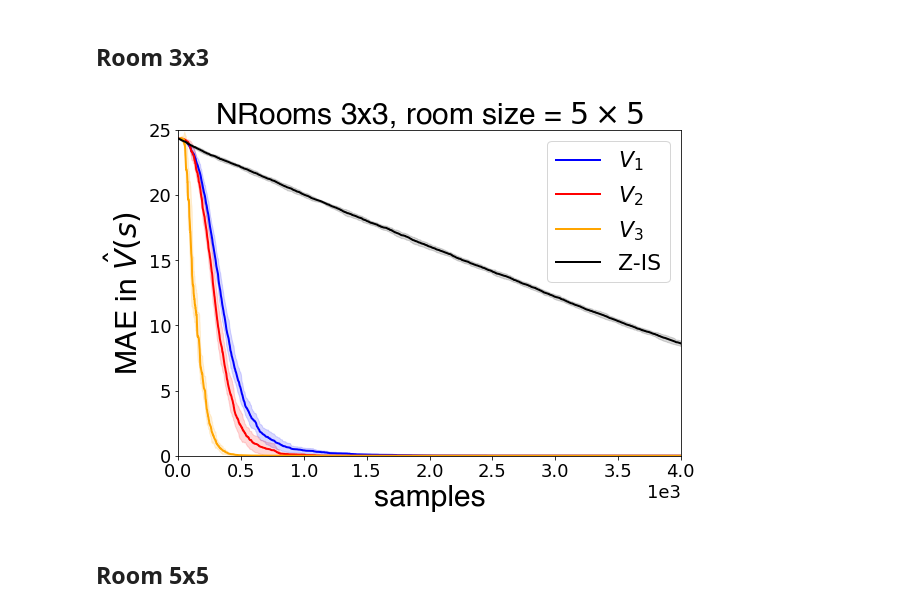
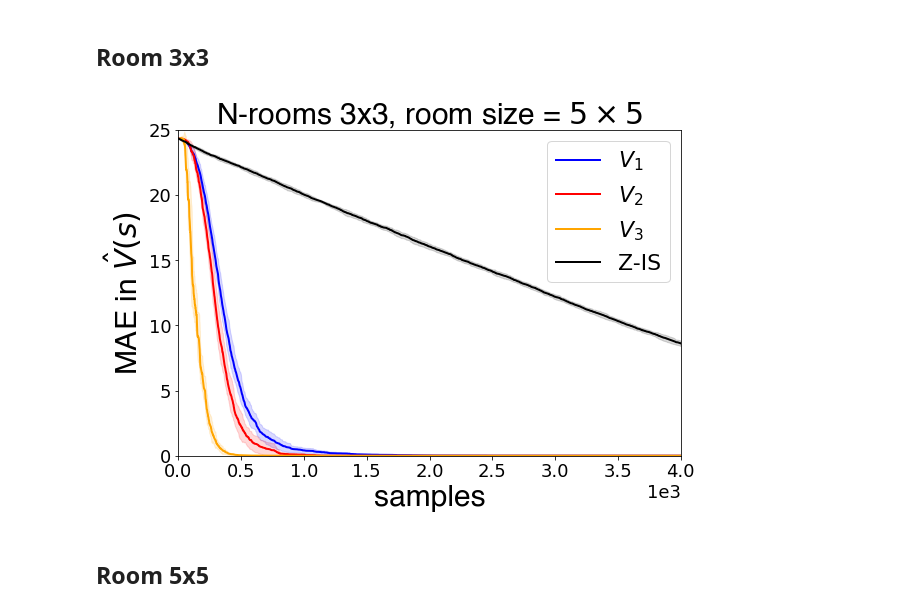
Before and after one commit to guillermoim/HRL_LMDP, a Jupyter notebook: notebooks/nrooms_results.ipynb, the cells around one changed output. Drawn from its saved outputs; the diff is of its cells as text; code cells hidden in the pictures.

Commit message:
added results plots

```diff
--- a/notebooks/nrooms_results.ipynb
+++ b/notebooks/nrooms_results.ipynb
@@ -42,40 +42,40 @@ v3_mean, v3_y1, v3_y2 = get_HL_errors(v3_paths, MAX_N_SAMPLES)
 flat_mean, flat_y1, flat_y2 = get_HL_errors(flat_paths, MAX_N_SAMPLES)
 
 fig, ax = plt.subplots(1,1, figsize=(9, 6))
-ax.set_title(fr'NRooms 3x3, room size = $5 \times 5$', **csfont)
+ax.set_title(fr'N-rooms 3x3, room size = $5 \times 5$', **csfont)
 # VERSION 1
 ax.plot(v1_mean, linewidth=2, color='blue', label='$V_1$')
 ax.fill_between(range(MAX_N_SAMPLES), v1_y1, v1_y2, color='blue', alpha=alpha)
 # VERSION 2
 ax.plot(v2_mean, linewidth=2,  color='red', label='$V_2$')
 ax.fill_between(range(MAX_N_SAMPLES), v2_y1, v2_y2, color='red', alpha=alpha)
 # VERSION 3
 ax.plot(v3_mean, linewidth=2,  color='orange', label='$V_3$')
 ax.fill_between(range(MAX_N_SAMPLES), v3_y1, v3_y2, color='orange', alpha=alpha)
 # VERSION FLAT
 ax.plot(flat_mean, linewidth=2, color='black', label='Z-IS')
 ax.fill_between(range(MAX_N_SAMPLES), flat_y1, flat_y2, color='black', alpha=alpha)
 
 plt.ticklabel_format(style='sci', axis='x', scilimits=(0,0))
 
 legend = ['$V_1$', '$V_2$', '$V_3$', '$FLAT$']
 
 ax.legend(fontsize=22, loc=1)
 ax.set_xlim((0,MAX_N_SAMPLES))
 ax.set_ylim((0, X_LIM))
 
 
 ax.tick_params(axis='both', which='major', labelsize=18)
 ax.tick_params(axis='both', which='minor', labelsize=18)
 ax.xaxis.offsetText.set_fontsize(18)
 
 ax.set_ylabel('MAE in $\hat V(s)$', **hfont)
 ax.set_xlabel('samples', **hfont)
 
-#plt.savefig(filename, bbox_inches='tight', dpi=500)
+plt.savefig('pictures/nrooms_3_3.pdf', bbox_inches='tight', dpi=500)
 plt.show()
 # %% [output]
-[figure, old version]
+[figure, new version]
 # %% [markdown]
 ## Room 5x5
 # %%
```
Also changed, not shown: parts of 1 cell of this notebook, 9 other files.
